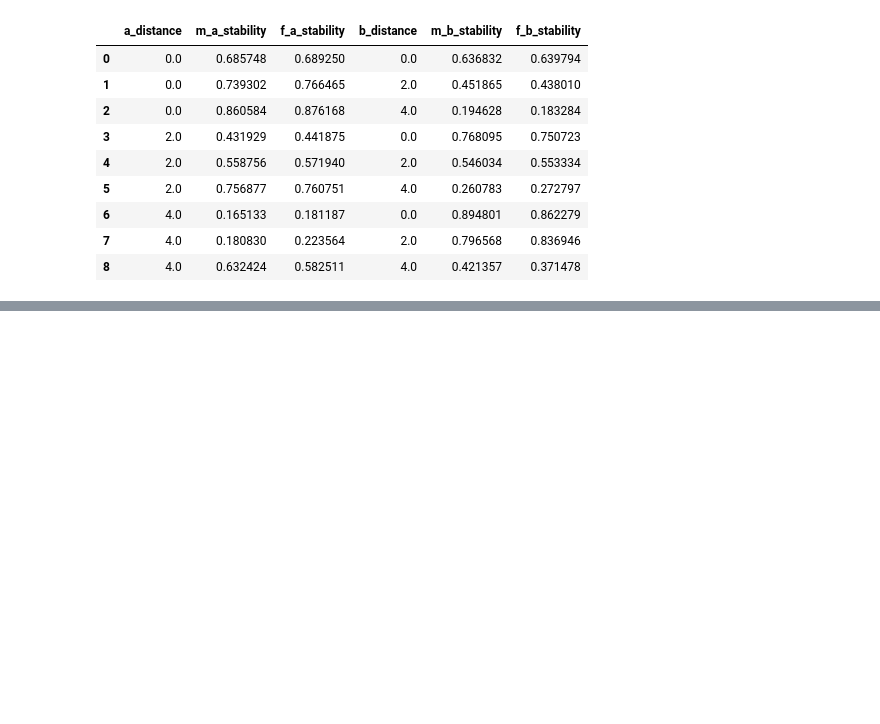
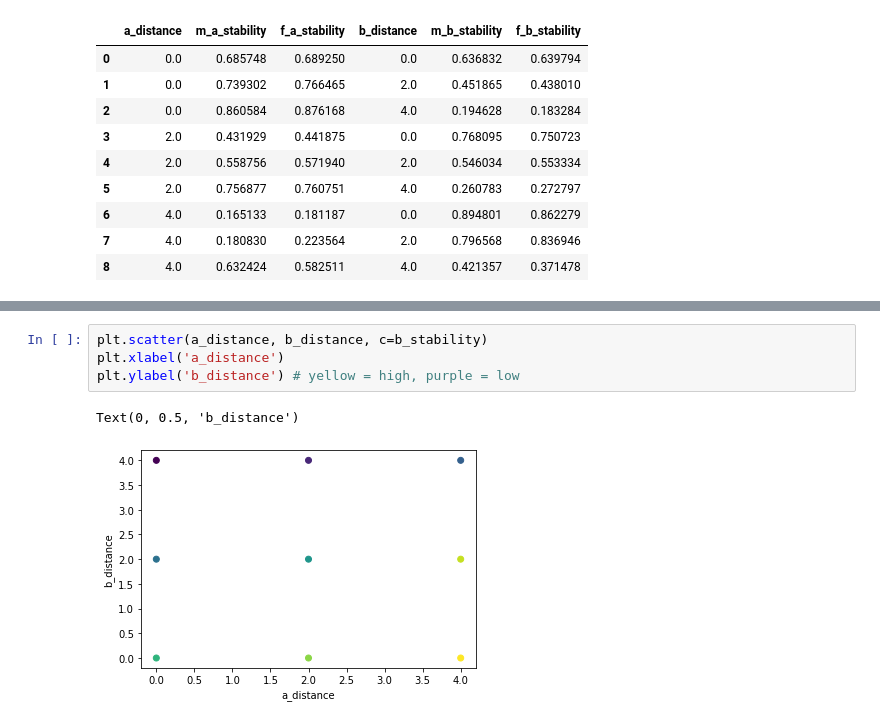
Before and after one commit to lurosenb/Swap_Auditor, a Jupyter notebook: more_stability_tests.ipynb, the cells around one changed output, grey strips where cells are left out. Cells and saved outputs as stored; diff of their text form; blank space fills up the shorter version.

```diff
--- a/more_stability_tests.ipynb
+++ b/more_stability_tests.ipynb
@@ -218,0 +250,7 @@ results_df
+# %%
+plt.scatter(a_distance, b_distance, c=b_stability)
+plt.xlabel('a_distance')
+plt.ylabel('b_distance') # yellow = high, purple = low
+# %% [output]
+Text(0, 0.5, 'b_distance')
+[figure, added]
```
Also changed, not shown: parts of 3 cells of this notebook.
